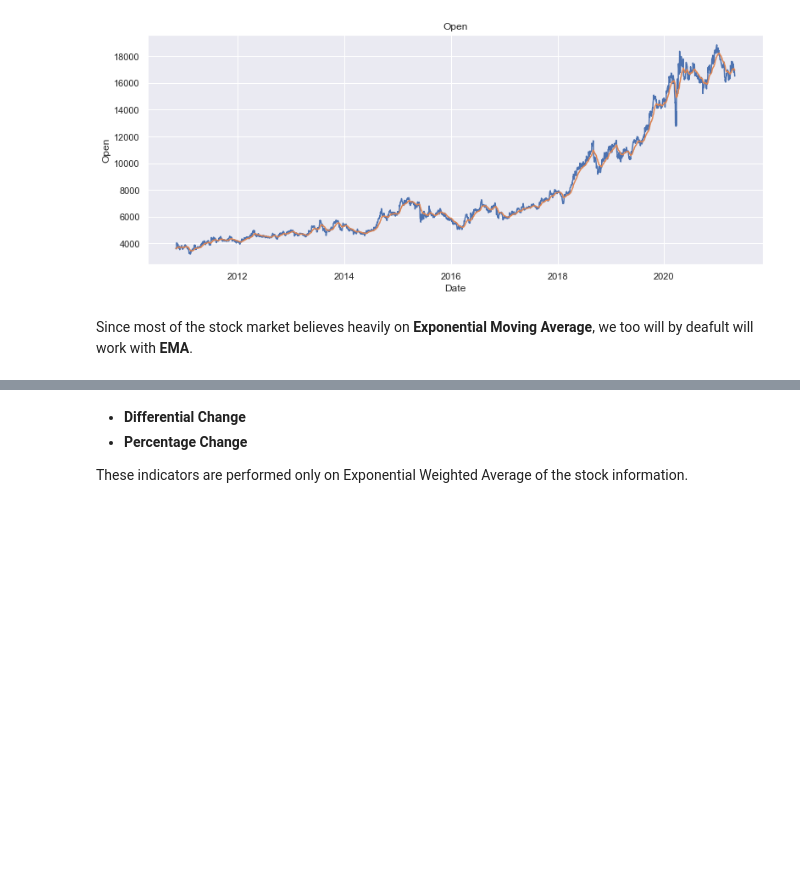
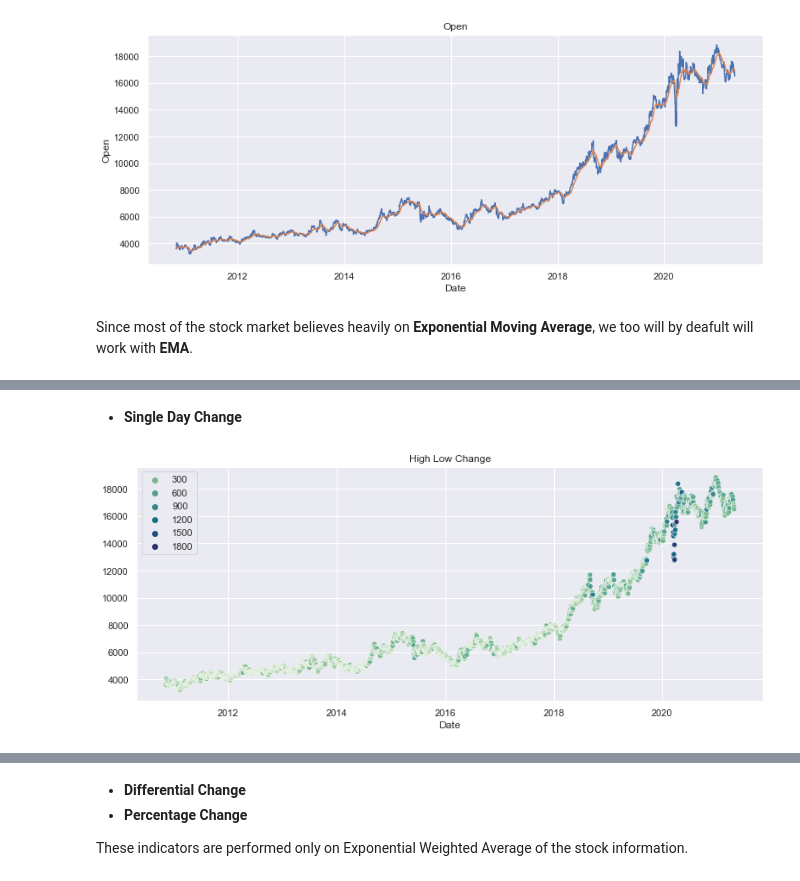
Before and after one commit to AsutoshDalei/stock-work, a Jupyter notebook: Stock Indicators.ipynb, the cells around one changed output, grey strips where cells are left out. Cells and saved outputs as stored; diff of their text form; code cells hidden in the pictures; blank space fills up the shorter version.

Commit message:
Addition of Daily Changes Function

```diff
--- a/Stock Indicators.ipynb
+++ b/Stock Indicators.ipynb
@@ -92,0 +110,30 @@ Since most of the stock market believes heavily on **Exponential Moving Average*
+# %% [markdown]
+* **Single Day Change**
+# %%
+def dailychange(stock,strategy = 'openclose',standalone=True):
+    if strategy == 'openclose':
+        op = get_data(stock,'Open')
+        cl = get_data(stock,'Close')
+        diff = cl-op
+        title = 'Open Close Change'
+    else:
+        hi = get_data(stock,'High')
+        lo = get_data(stock,'Low')
+        diff = hi-lo
+        title = 'High Low Change'
+
+    plt.figure(figsize=(13,5))
+    dat = get_data(stock,'Open')
+    if standalone:
+        #sns.scatterplot(data = data,x = data.index,y = 'Open',hue=diff,palette='crest')
+        sns.lineplot(data = diff)
+        plt.title(title)
+    else:
+        sns.scatterplot(data = dat,x = dat.index,y = dat.values,hue=diff,palette='crest')
+        plt.title(title)
+    plt.plot()
+    return
+
+dailychange(stock,strategy='k',standalone=False)
+# %% [output]
+[figure, added]
```
Also changed, not shown: parts of 3 cells of this notebook.
